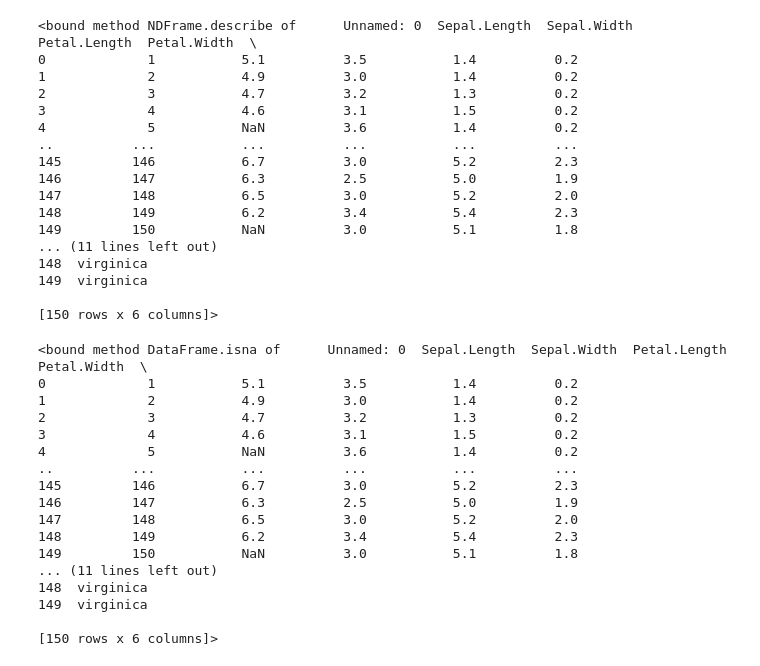
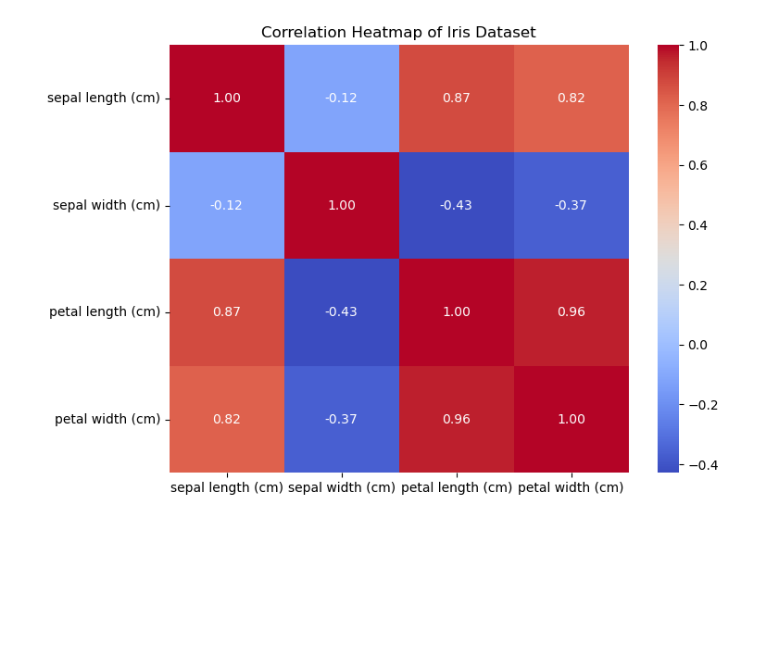
Before and after one commit to jaskaran916/DL-Neural-Networks-and-NLP-Models-and-Operations, a Jupyter notebook: eda-for-iris-data-set.ipynb, the cells around one changed output. Cells and saved outputs as stored; diff of their text form; code cells hidden in the pictures; blank space fills up the shorter version.

Commit message:
Kaggle Notebook | EDA for Iris Data Set | Version 3

```diff
--- a/eda-for-iris-data-set.ipynb
+++ b/eda-for-iris-data-set.ipynb
@@ -38,40 +8,9 @@ df.tail()
-# %%
-df.describe
-# %% [output]
-<bound method NDFrame.describe of      Unnamed: 0  Sepal.Length  Sepal.Width  Petal.Length  Petal.Width  \
-0             1           5.1          3.5           1.4          0.2
-1             2           4.9          3.0           1.4          0.2
-2             3           4.7          3.2           1.3          0.2
-3             4           4.6          3.1           1.5          0.2
-4             5           NaN          3.6           1.4          0.2
-..          ...           ...          ...           ...          ...
-145         146           6.7          3.0           5.2          2.3
-146         147           6.3          2.5           5.0          1.9
-147         148           6.5          3.0           5.2          2.0
-148         149           6.2          3.4           5.4          2.3
-149         150           NaN          3.0           5.1          1.8
-... (11 lines left out)
-148  virginica
-149  virginica
-
-[150 rows x 6 columns]>
-# %%
-df.isna
-# %% [output]
-<bound method DataFrame.isna of      Unnamed: 0  Sepal.Length  Sepal.Width  Petal.Length  Petal.Width  \
-0             1           5.1          3.5           1.4          0.2
-1             2           4.9          3.0           1.4          0.2
-2             3           4.7          3.2           1.3          0.2
-3             4           4.6          3.1           1.5          0.2
-4             5           NaN          3.6           1.4          0.2
-..          ...           ...          ...           ...          ...
-145         146           6.7          3.0           5.2          2.3
-146         147           6.3          2.5           5.0          1.9
-147         148           6.5          3.0           5.2          2.0
-148         149           6.2          3.4           5.4          2.3
-149         150           NaN          3.0           5.1          1.8
-... (11 lines left out)
-148  virginica
-149  virginica
-
-[150 rows x 6 columns]>
+# %%
+
+# Load the Iris dataset
+iris = load_iris()
+df = pd.DataFrame(iris.data, columns=iris.feature_names)
+df['species'] = iris.target
+# %%
+# Map target values to species names
+df['species'] = df['species'].map({0: 'setosa', 1: 'versicolor', 2: 'virginica'})
@@ -77,0 +23,9 @@ df.isna
+# %%
+
+# Generate a heatmap of the correlation matrix
+plt.figure(figsize=(8, 6))
+sns.heatmap(df.iloc[:, :-1].corr(), annot=True, cmap='coolwarm', fmt='.2f')
+plt.title('Correlation Heatmap of Iris Dataset')
+plt.show()
+# %% [output]
+[figure, added]
```
Also changed, not shown: parts of 12 cells of this notebook.
